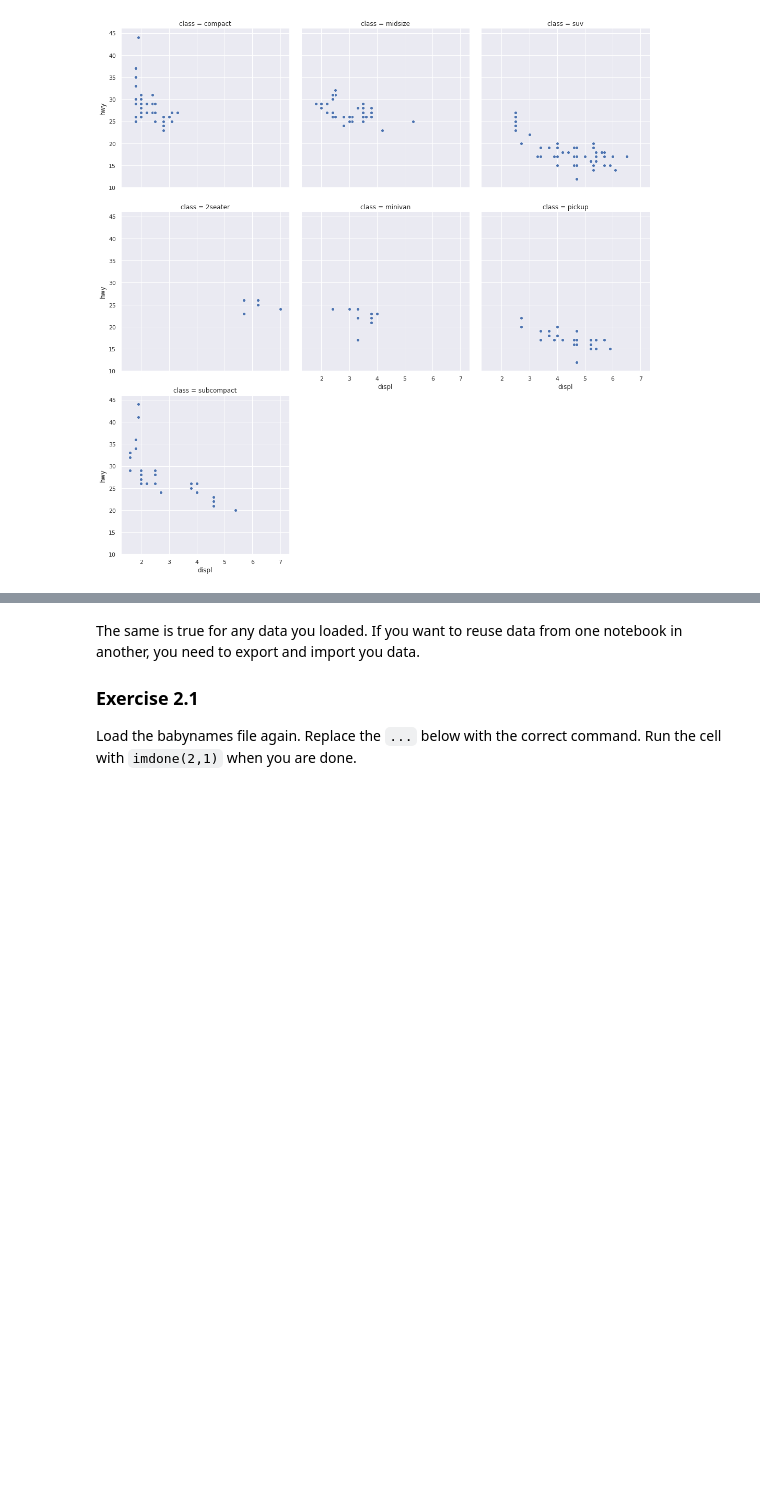
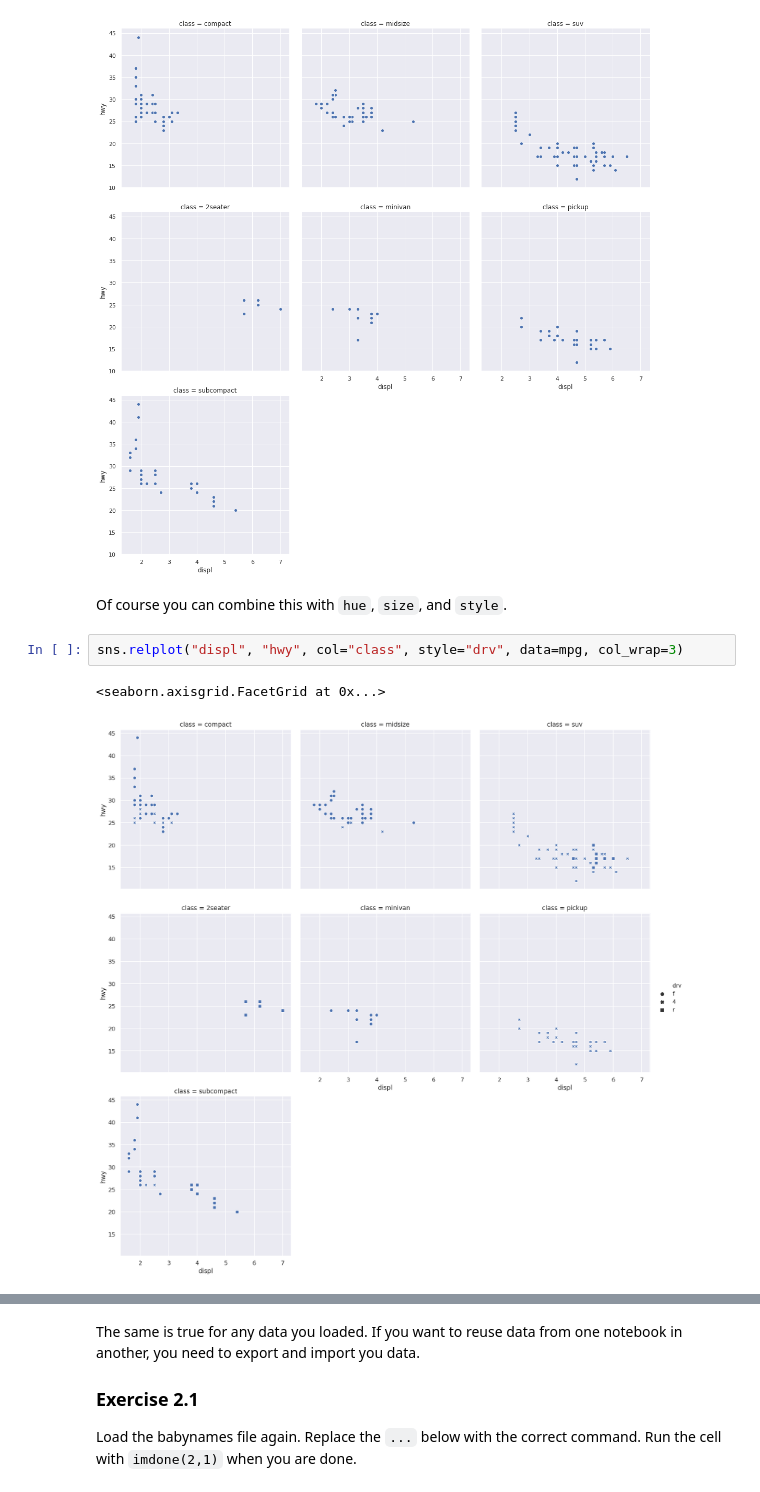
Before and after one commit to drjarno/python-workshop-2020-may, a Jupyter notebook: Chapter 2.ipynb, the cells around one changed output, grey strips where cells are left out. Drawn from its saved outputs; the diff is of its cells as text; blank space fills up the shorter version.

```diff
--- a/Chapter 2.ipynb
+++ b/Chapter 2.ipynb
@@ -81,3 +135,10 @@ sns.relplot("displ", "hwy", col="class", data=mpg, col_wrap=3)
 # %% [output]
 <seaborn.axisgrid.FacetGrid at 0x...>
 [figure]
+# %% [markdown]
+Of course you can combine this with `hue`, `size`, and `style`.
+# %%
+sns.relplot("displ", "hwy", col="class", style="drv", data=mpg, col_wrap=3)
+# %% [output]
+<seaborn.axisgrid.FacetGrid at 0x...>
+[figure, added]
```
Also changed, not shown: parts of 22 cells of this notebook, 2 other files.
